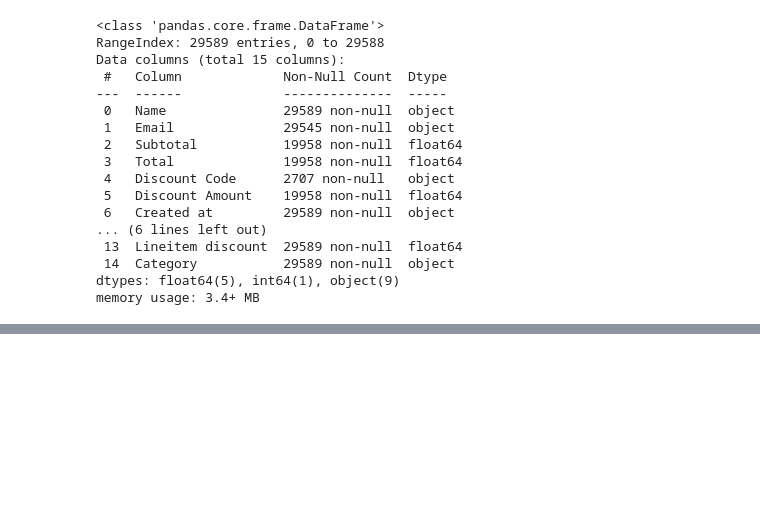
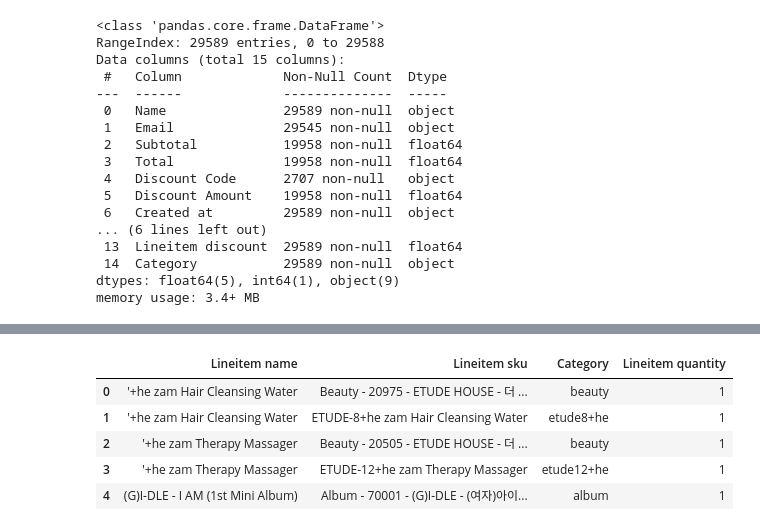
Before and after one commit to KrSuma/DaebakAnalysis, a Jupyter notebook: ItemAnalysis.ipynb, the cells around one changed output, grey strips where cells are left out. Cells and saved outputs as stored; diff of their text form; code cells hidden in the pictures; blank space fills up the shorter version.

```diff
--- a/ItemAnalysis.ipynb
+++ b/ItemAnalysis.ipynb
@@ -112,14 +112,12 @@ def splitSKU(sku):
 def categorizedItems(df):
     """
     sort values based on their category
-    :param df:
-    :return:
+    :param df: dataset
+    :return: dataset
     """
-    merge_df = df.groupby(['Lineitem name', 'Category'], as_index=False)\
-        .agg({'Lineitem quantity': 'sum'})
-    merge_df = merge_df.sort_values(['Category', 'Lineitem quantity'], ascending=False)\
-        .groupby('Category', as_index=False)
-    return merge_df
+    merge_df = df.groupby(['Lineitem name', 'Lineitem sku', 'Category'], as_index=False).agg({'Lineitem quantity': 'sum'})
+    merge_df.sort_values(['Category', 'Lineitem quantity'], ascending=False).groupby('Category')
+    return merge_df.reset_index()
 # %%
 categorized = addCategoriesToDf(all_orders)
 categorized.info()
@@ -220,4 +220,12 @@ oyet인터시스           1
 Name: Category, Length: 1049, dtype: int64
 # %%
 categorized2 = categorizedItems(categorized)
+categorized2 = categorized2[['Lineitem name', 'Lineitem sku', 'Category', 'Lineitem quantity']]
 categorized2.head()
+# %% [output]
+|  | Lineitem name | Lineitem sku | Category | Lineitem quantity |
+| 0 | '+he zam Hair Cleansing Water | Beauty - 20975 - ETUDE HOUSE - 더 ... | beauty | 1 |
+| 1 | '+he zam Hair Cleansing Water | ETUDE-8+he zam Hair Cleansing Water | etude8+he | 1 |
+| 2 | '+he zam Therapy Massager | Beauty - 20505 - ETUDE HOUSE - 더 ... | beauty | 1 |
+| 3 | '+he zam Therapy Massager | ETUDE-12+he zam Therapy Massager | etude12+he | 1 |
+| 4 | (G)I-DLE - I AM (1st Mini Album) | Album - 70001 - (G)I-DLE - (여자)아이... | album | 1 |
```
Also changed, not shown: parts of 12 cells of this notebook.
